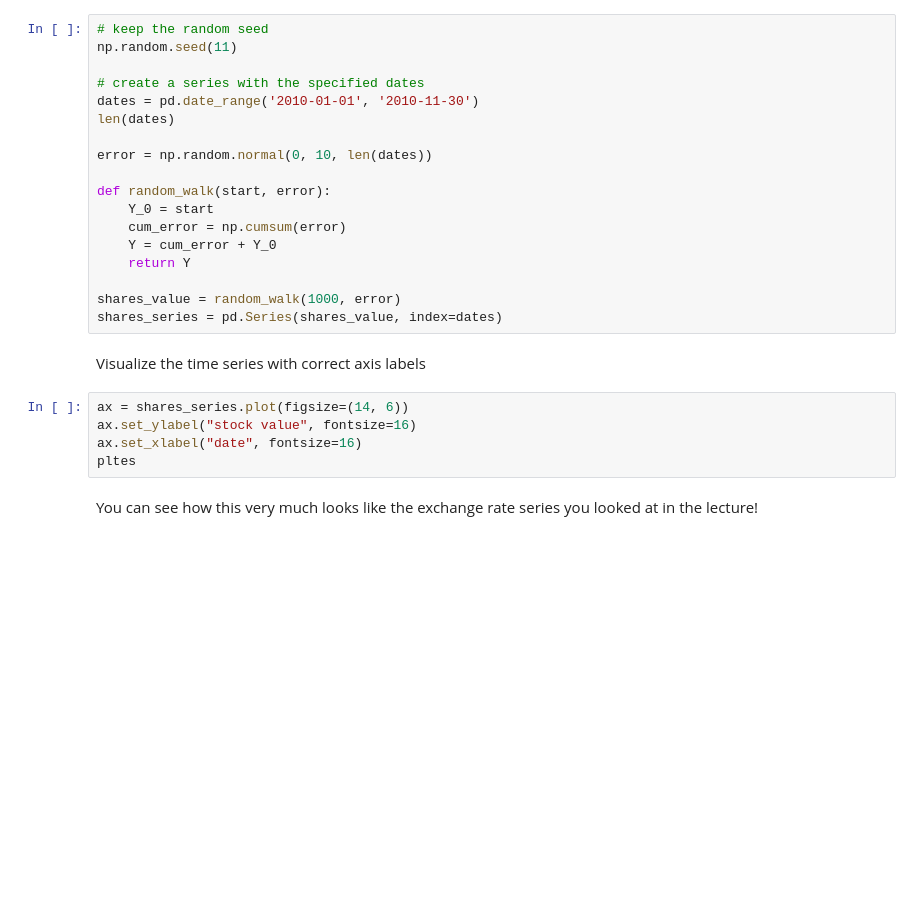
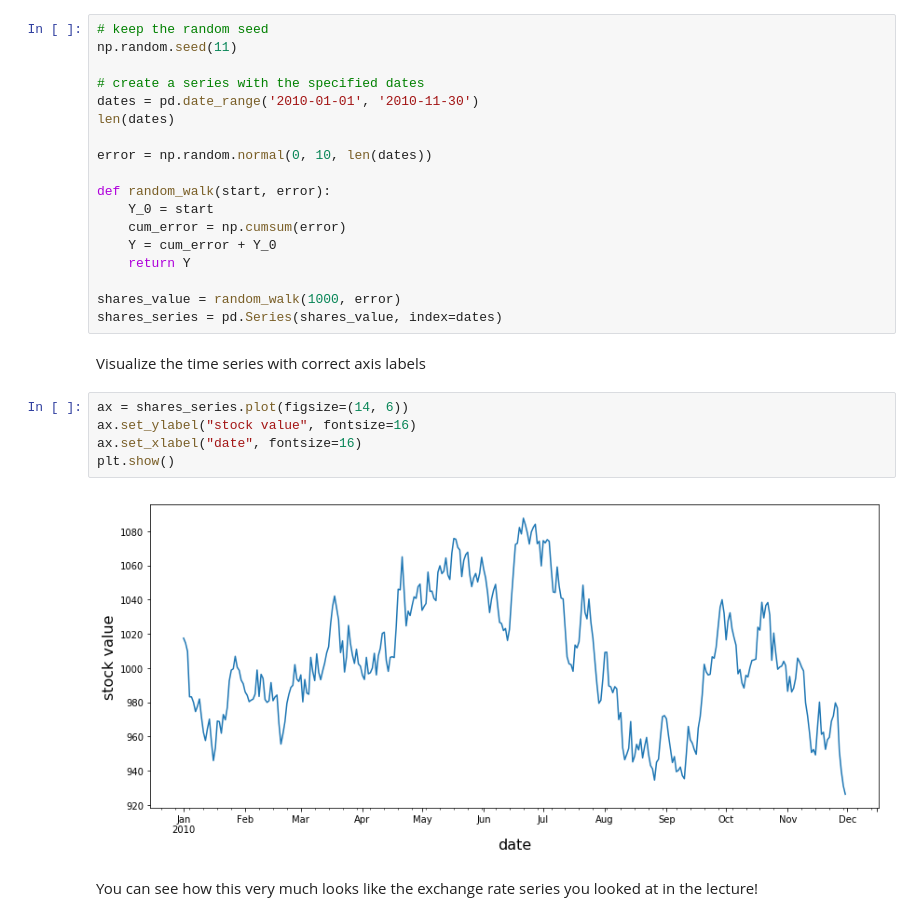
Before and after one commit to nkacoroski/dsc-3-26-03-basic-time-series-models-lab-seattle-ds-career-040119, a Jupyter notebook: index.ipynb, the cells around one changed output. Drawn from its saved outputs; the diff is of its cells as text; blank space fills up the shorter version.

```diff
--- a/index.ipynb
+++ b/index.ipynb
@@ -134,8 +134,10 @@ Visualize the time series with correct axis labels
 # %%
 ax = shares_series.plot(figsize=(14, 6))
 ax.set_ylabel("stock value", fontsize=16)
 ax.set_xlabel("date", fontsize=16)
-pltes
+plt.show()
+# %% [output]
+[figure, added]
 # %% [markdown]
 You can see how this very much looks like the exchange rate series you looked at in the lecture!
 # %% [markdown]
```
